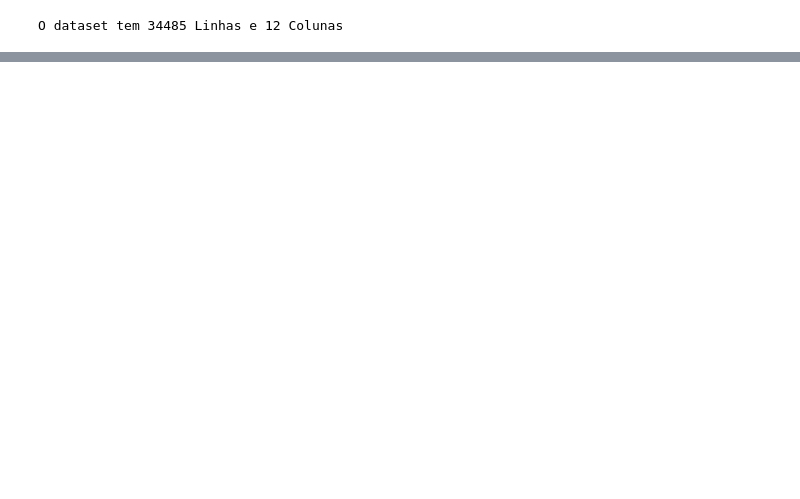
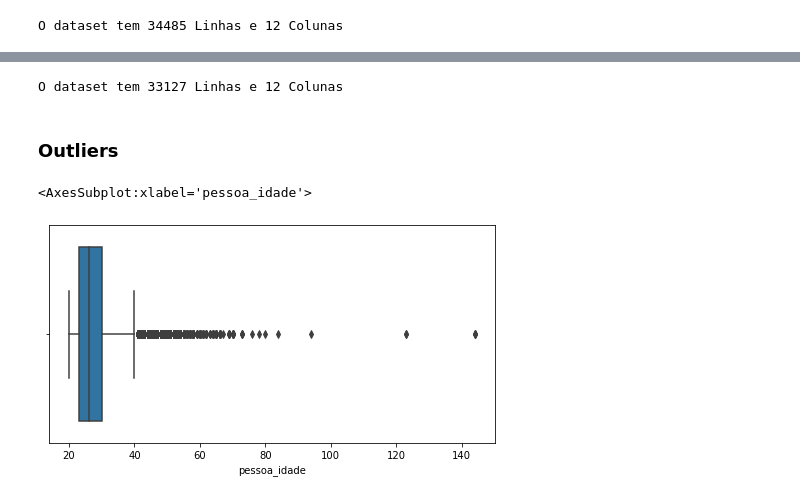
Before and after one commit to LucasSI34/Challenge-Dados, a Jupyter notebook: notebook.ipynb, the cells around one changed output, grey strips where cells are left out. Drawn from its saved outputs; the diff is of its cells as text; code cells hidden in the pictures; blank space fills up the shorter version.

```diff
--- a/notebook.ipynb
+++ b/notebook.ipynb
@@ -47,0 +160,3 @@ O dataset tem 34485 Linhas e 12 Colunas
+# %%
+#Removendo outlier do ano_trabalhando
+dados.drop(dados[dados["ano_trabalhado"] >= 123].index, inplace=True)
@@ -47,0 +178,8 @@ O dataset tem 34485 Linhas e 12 Colunas
+# %%
+#Removendo dados nulos da coluna hst_inadimplencia
+dados.dropna(subset=['hst_inadimplencia'],inplace=True)
+# %%
+#Removendo dados nulos da coluna inadimplencia
+dados.dropna(subset=['inadimplencia'],inplace=True)
+# %%
+dados.reset_index(inplace=True, drop=True)
@@ -47,0 +208,12 @@ O dataset tem 34485 Linhas e 12 Colunas
+# %%
+print(f'O dataset tem {dados.shape[0]} Linhas e {dados.shape[1]} Colunas')
+# %% [output]
+O dataset tem 33127 Linhas e 12 Colunas
+# %% [markdown]
+### Outliers
+# %%
+plt.figure(figsize=(8,4))
+sns.boxplot(data=dados, x='pessoa_idade')
+# %% [output]
+<AxesSubplot:xlabel='pessoa_idade'>
+[figure, added]
```
Also changed, not shown: parts of 51 cells of this notebook.
